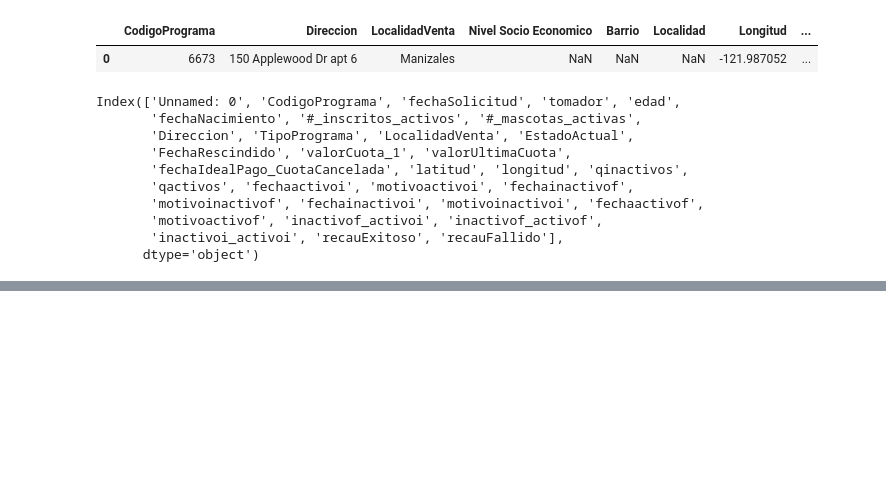
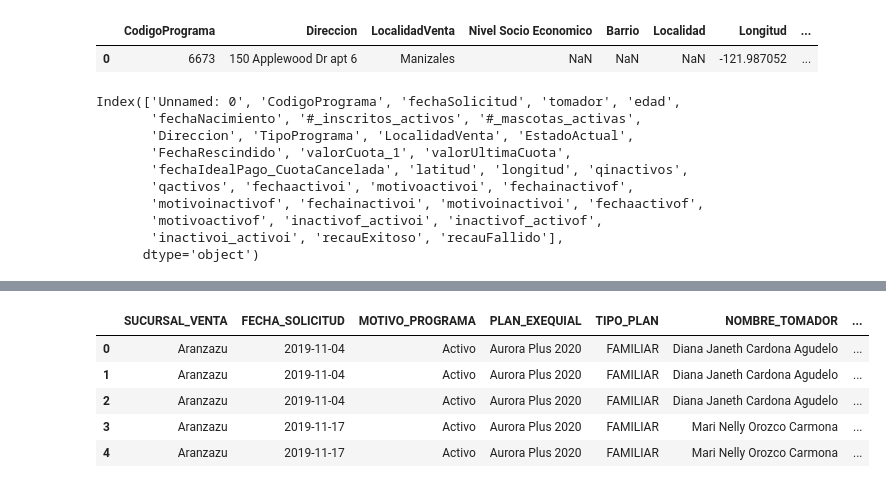
Before and after one commit to cfccfelipe/desercion, a Jupyter notebook: pipeline/union_data.ipynb, the cells around one changed output, grey strips where cells are left out. Cells and saved outputs as stored; diff of their text form; code cells hidden in the pictures; blank space fills up the shorter version.

```diff
--- a/pipeline/union_data.ipynb
+++ b/pipeline/union_data.ipynb
@@ -290,0 +312,10 @@ principal.to_csv("../data/outputs/principal_v0.2.csv", index=False)
+# %%
+datos_titulares = pd.read_excel("../data/base_datos_titulares_e_inscritos.xlsx")
+datos_titulares.head()
+# %% [output]
+|  | SUCURSAL_VENTA | FECHA_SOLICITUD | MOTIVO_PROGRAMA | PLAN_EXEQUIAL | TIPO_PLAN | NOMBRE_TOMADOR | ... |
+| 0 | Aranzazu | 2019-11-04 | Activo | Aurora Plus 2020 | FAMILIAR | Diana Janeth Cardona Agudelo | ... |
+| 1 | Aranzazu | 2019-11-04 | Activo | Aurora Plus 2020 | FAMILIAR | Diana Janeth Cardona Agudelo | ... |
+| 2 | Aranzazu | 2019-11-04 | Activo | Aurora Plus 2020 | FAMILIAR | Diana Janeth Cardona Agudelo | ... |
+| 3 | Aranzazu | 2019-11-17 | Activo | Aurora Plus 2020 | FAMILIAR | Mari Nelly Orozco Carmona | ... |
+| 4 | Aranzazu | 2019-11-17 | Activo | Aurora Plus 2020 | FAMILIAR | Mari Nelly Orozco Carmona | ... |
```
Also changed, not shown: parts of 16 cells of this notebook, 5 other files.
